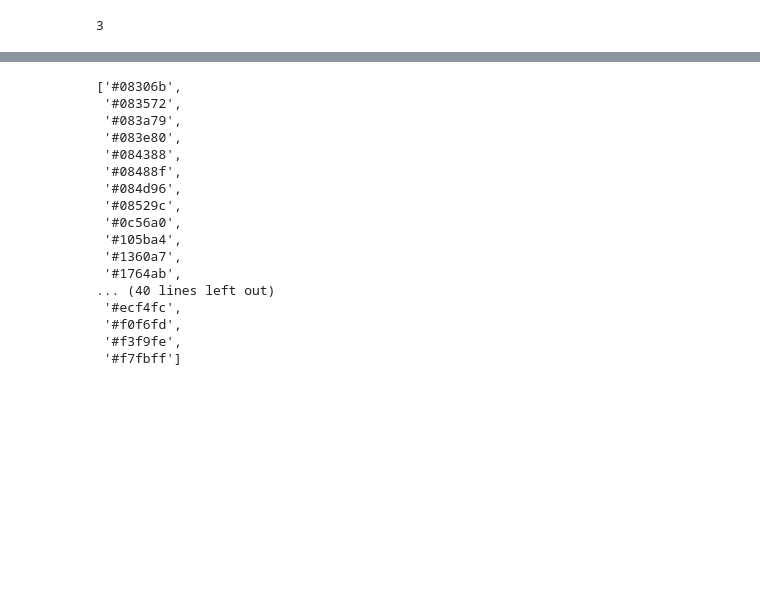
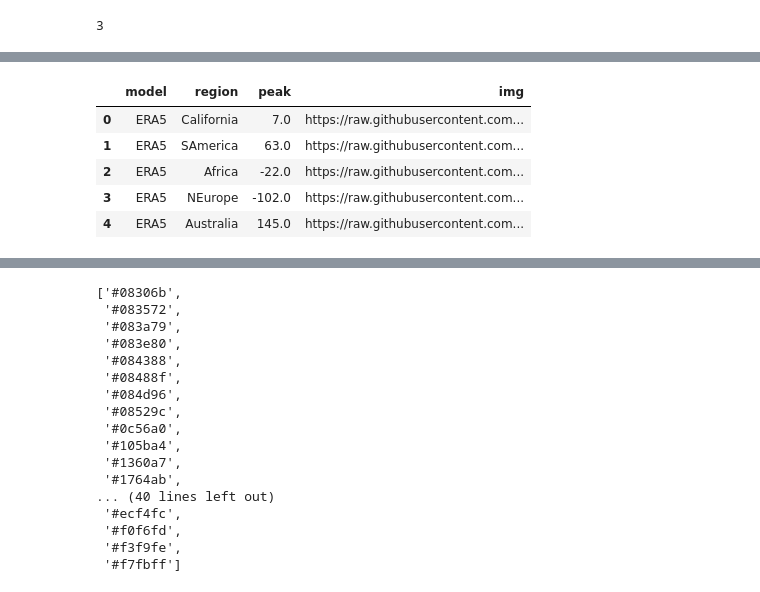
Before and after one commit to kristinchang3/AR_metrics_cmec, a Jupyter notebook: scripts/portrait_plot.ipynb, the cells around one changed output, grey strips where cells are left out. Cells and saved outputs as stored; diff of their text form; code cells hidden in the pictures; blank space fills up the shorter version.

```diff
--- a/scripts/portrait_plot.ipynb
+++ b/scripts/portrait_plot.ipynb
@@ -384 +377,10 @@ See the caveats in the documentation: https://pandas.pydata.org/pandas-docs/stab
 [interactive output not drawn]
+# %%
+dd.head()
+# %% [output]
+|  | model | region | peak | img |
+| 0 | ERA5 | California | 7.0 | https://raw.githubusercontent.com... |
+| 1 | ERA5 | SAmerica | 63.0 | https://raw.githubusercontent.com... |
+| 2 | ERA5 | Africa | -22.0 | https://raw.githubusercontent.com... |
+| 3 | ERA5 | NEurope | -102.0 | https://raw.githubusercontent.com... |
+| 4 | ERA5 | Australia | 145.0 | https://raw.githubusercontent.com... |
```
Also changed, not shown: parts of 2 cells of this notebook, 2 other files.
